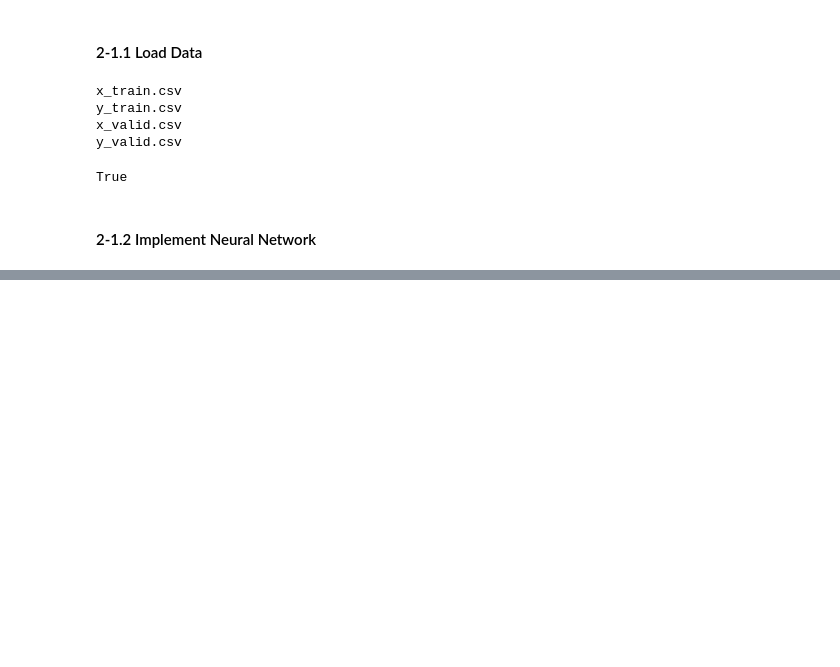
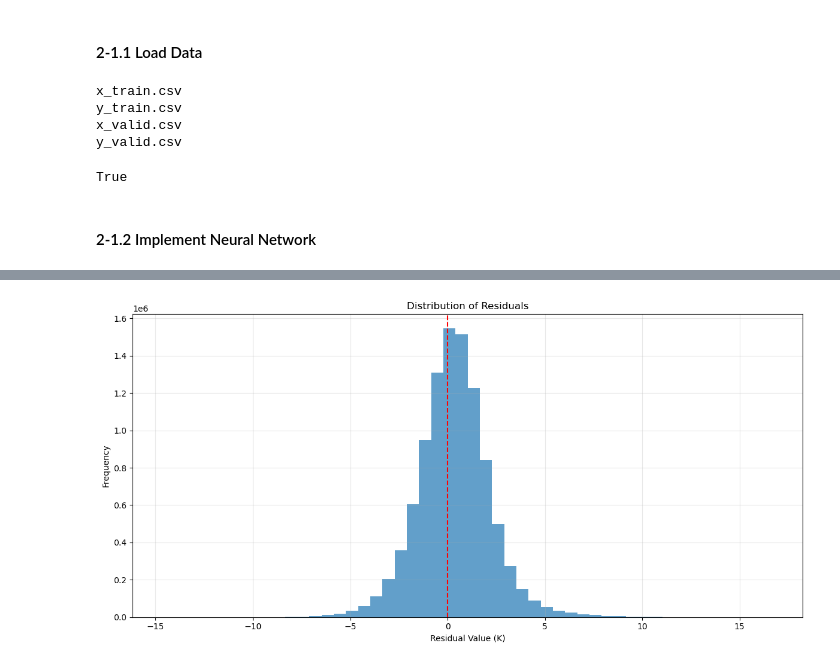
Before and after one commit to leewscott/Group-UK-Temperature-Regression-Integrating-Spatio-Temporal-Features, a Jupyter notebook: 2-1_group_project_modelling_neural_network.ipynb, the cells around one changed output, grey strips where cells are left out. Saved outputs shown, nothing was run; the diff lists cells and outputs as text; code cells hidden in the pictures; blank space fills up the shorter version.

```diff
--- a/2-1_group_project_modelling_neural_network.ipynb
+++ b/2-1_group_project_modelling_neural_network.ipynb
@@ -101,0 +233,13 @@ KeyboardInterrupt:
+# %%
+# Histogram of residuals
+plt.figure(figsize=(12, 6))
+plt.hist(y_train - y_train_predictions.ravel(), bins=50, alpha=0.7)
+plt.axvline(x=0, color='r', linestyle='--')
+plt.xlabel('Residual Value (K)')
+plt.ylabel('Frequency')
+plt.title('Distribution of Residuals')
+plt.grid(True, alpha=0.3)
+plt.tight_layout()
+plt.show()
+# %% [output]
+[figure, added]
```
Also changed, not shown: parts of 15 cells of this notebook.
